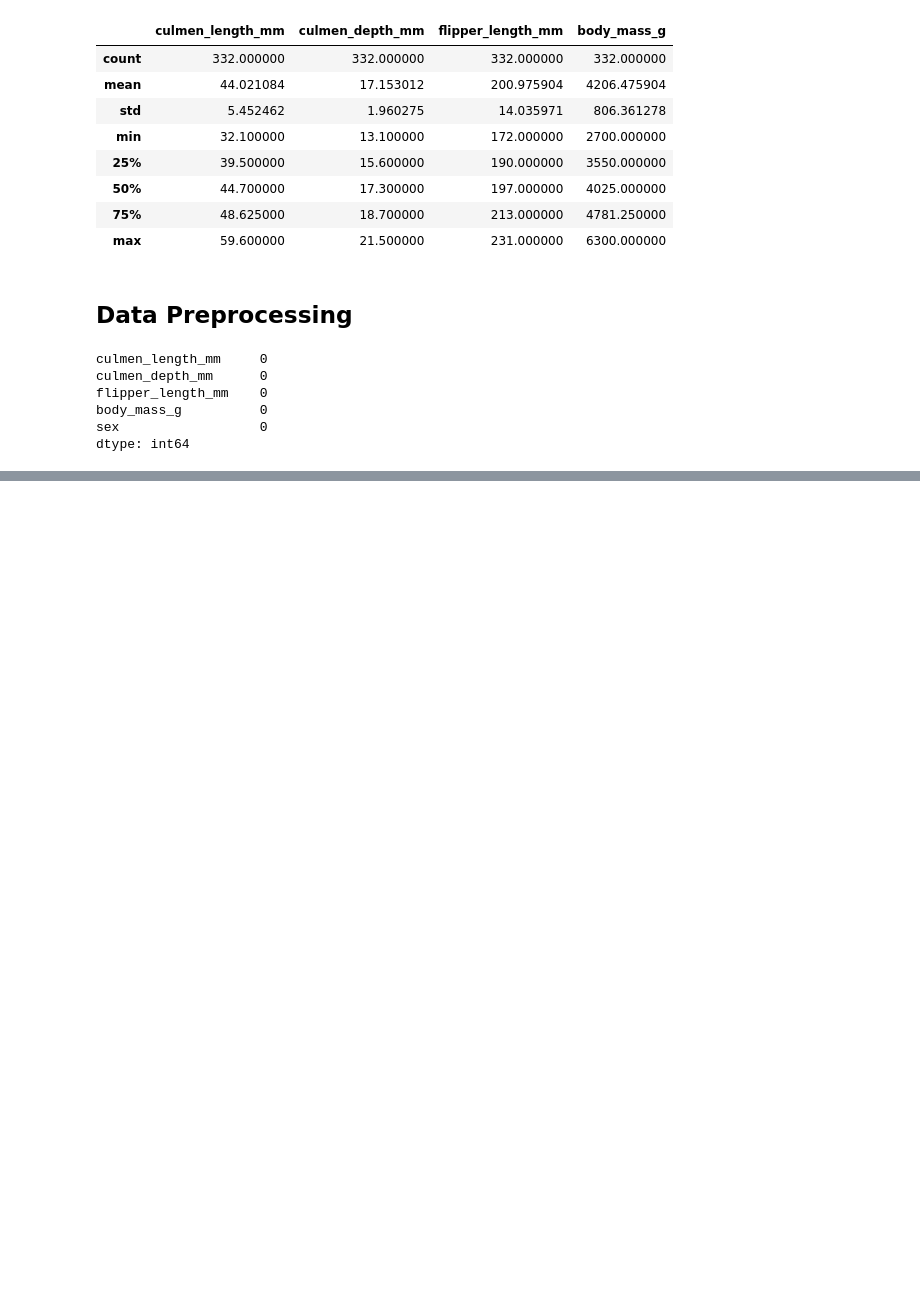
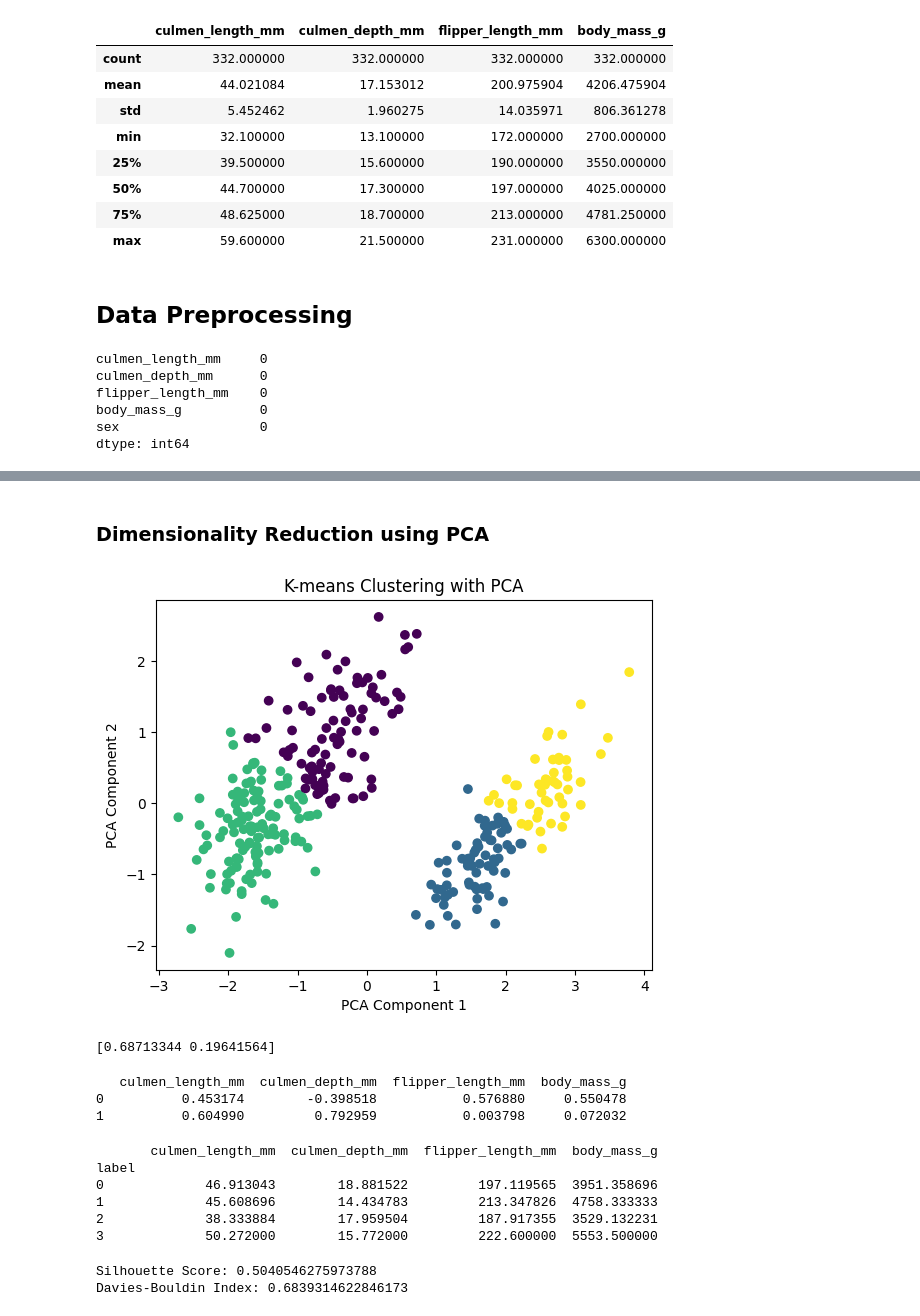
Before and after one commit to matchi-1/Clustering-Antarctic-Penguin-Species, a Jupyter notebook: notebooks/Clustering-Antartic-Penguins.ipynb, the cells around one changed output, grey strips where cells are left out. Cells and saved outputs as stored; diff of their text form; code cells hidden in the pictures; blank space fills up the shorter version.

```diff
--- a/notebooks/Clustering-Antartic-Penguins.ipynb
+++ b/notebooks/Clustering-Antartic-Penguins.ipynb
@@ -66,0 +91,9 @@ dtype: int64
+# %%
+numeric_columns = ['culmen_length_mm', 'culmen_depth_mm', 'flipper_length_mm', 'body_mass_g']
+
+# Scale data
+scaler = StandardScaler()
+scaled_data = scaler.fit_transform(penguins_df[numeric_columns])
+
+# Convert back to DataFrame and keep original column names
+scaled_df = pd.DataFrame(scaled_data, columns=numeric_columns)
@@ -66,0 +139,55 @@ dtype: int64
+# %% [markdown]
+### Dimensionality Reduction using PCA
+# %%
+pca = PCA(n_components=2)
+pca_data = pca.fit_transform(scaled_df)
+kmeans = KMeans(n_clusters=4, random_state=42)
+kmeans.fit(pca_data)
+labels = kmeans.labels_
+
+plt.scatter(pca_data[:, 0], pca_data[:, 1], c=labels, cmap='viridis')
+plt.xlabel('PCA Component 1')
+plt.ylabel('PCA Component 2')
+plt.title('K-means Clustering with PCA')
+plt.show()
+print(pca.explained_variance_ratio_)
+# %% [output]
+[figure, added]
+[0.68713344 0.19641564]
+# %%
+# Get PCA components and their contribution to the principal components
+components = pd.DataFrame(pca.components_, columns=numeric_columns)
+print(components)
+# %% [output]
+   culmen_length_mm  culmen_depth_mm  flipper_length_mm  body_mass_g
+0          0.453174        -0.398518           0.576880     0.550478
+1          0.604990         0.792959           0.003798     0.072032
+# %%
+# Add PCA components to df for analysis
+penguins_df['PCA1'] = pca_data[:, 0]
+penguins_df['PCA2'] = pca_data[:, 1]
+
+# Add cluster labels to the df
+penguins_df['label'] = labels
+
+# Profile the clusters
+stat_penguins = penguins_df.groupby('label')[numeric_columns].mean()
+print(stat_penguins)
+# %% [output]
+       culmen_length_mm  culmen_depth_mm  flipper_length_mm  body_mass_g
+label
+0             46.913043        18.881522         197.119565  3951.358696
+1             45.608696        14.434783         213.347826  4758.333333
+2             38.333884        17.959504         187.917355  3529.132231
+3             50.272000        15.772000         222.600000  5553.500000
+# %%
+from sklearn.metrics import silhouette_score, davies_bouldin_score
+
+silhouette_avg = silhouette_score(pca_data, labels)
+davies_bouldin = davies_bouldin_score(pca_data, labels)
+
+print(f'Silhouette Score: {silhouette_avg}')
+print(f'Davies-Bouldin Index: {davies_bouldin}')
+# %% [output]
+Silhouette Score: 0.5040546275973788
+Davies-Bouldin Index: 0.6839314622846173
```
Also changed, not shown: parts of 11 cells of this notebook.
